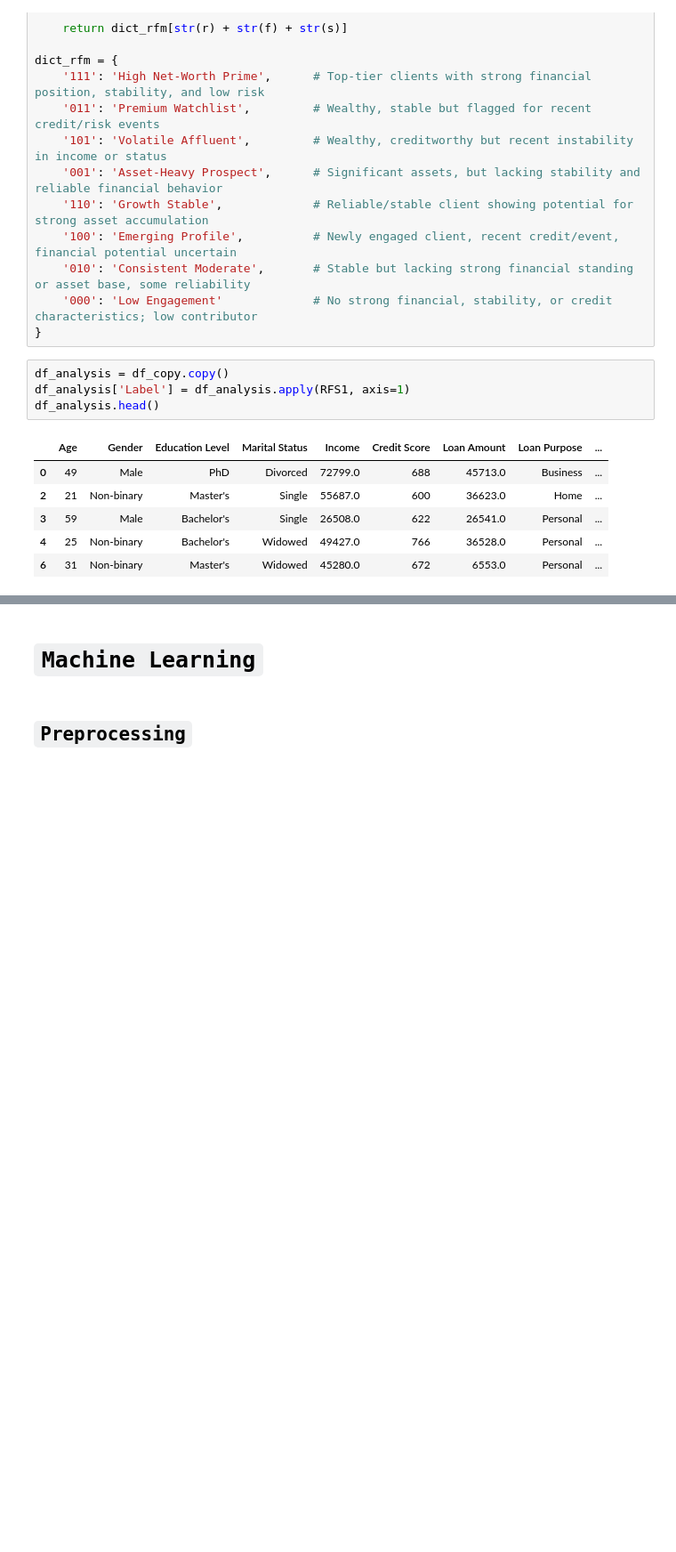
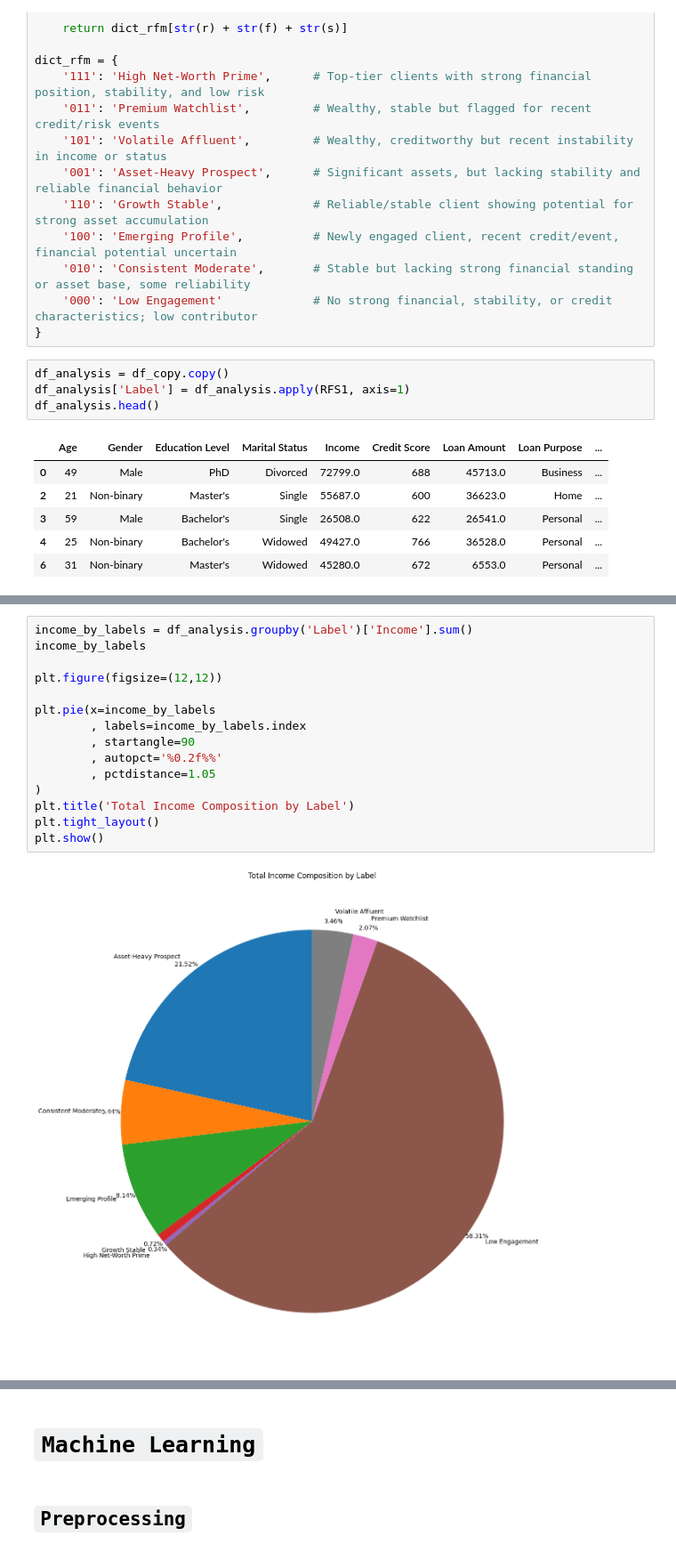
Before and after one commit to RookieCoder12/DevArena-Week-11, a Jupyter notebook: customer_segmentation.ipynb, the cells around one changed output, grey strips where cells are left out. Shown at 89% size. Saved outputs shown, nothing was run; the diff lists cells and outputs as text; blank space fills up the shorter version.

```diff
--- a/customer_segmentation.ipynb
+++ b/customer_segmentation.ipynb
@@ -289,0 +289,17 @@ df_analysis.head()
+# %%
+income_by_labels = df_analysis.groupby('Label')['Income'].sum()
+income_by_labels
+
+plt.figure(figsize=(12,12))
+
+plt.pie(x=income_by_labels
+        , labels=income_by_labels.index
+        , startangle=90
+        , autopct='%0.2f%%'
+        , pctdistance=1.05
+)
+plt.title('Total Income Composition by Label')
+plt.tight_layout()
+plt.show()
+# %% [output]
+[figure, added]
```
Also changed, not shown: parts of 38 cells of this notebook.
